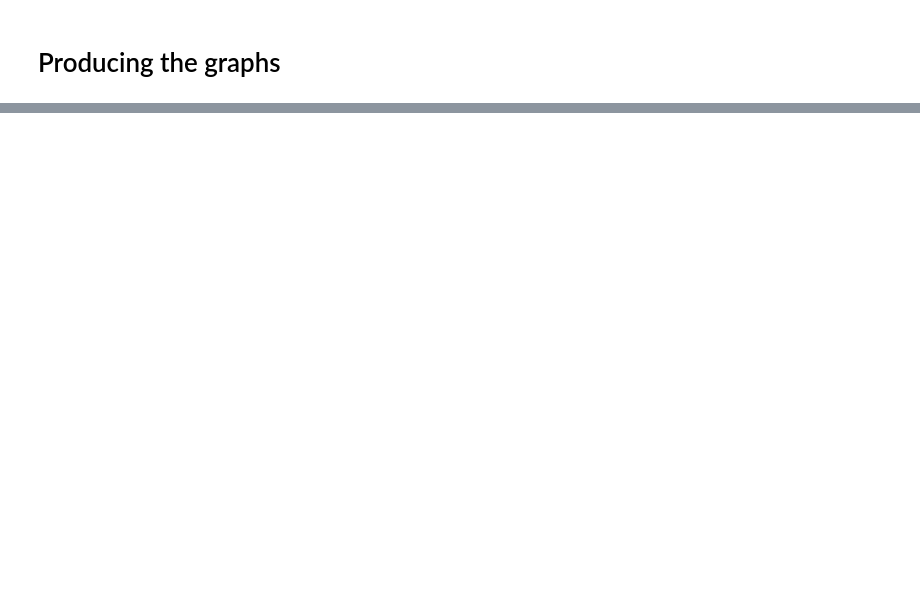
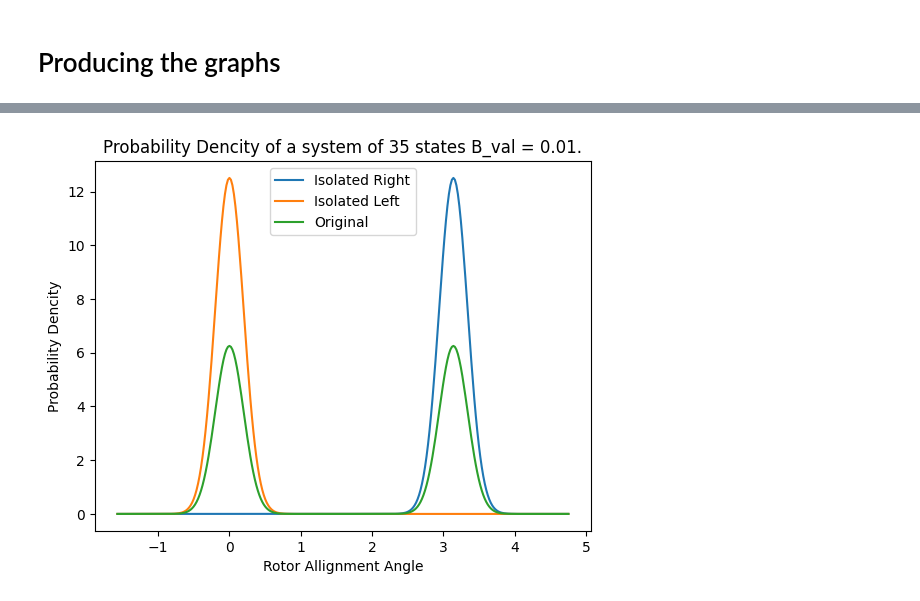
Before and after one commit to Gilfrim/Computational-Analysis-of-Many-Rotor-Systems, a Jupyter notebook: testing_tilted_rotors.ipynb, the cells around one changed output, grey strips where cells are left out. Saved outputs shown, nothing was run; the diff lists cells and outputs as text; code cells hidden in the pictures; blank space fills up the shorter version.

```diff
--- a/testing_tilted_rotors.ipynb
+++ b/testing_tilted_rotors.ipynb
@@ -201,0 +257,11 @@ plt.show()
+# %%
+# psi_L = eig_vec_L[:, np.argmin(eig_val_L)]
+# psi_R = eig_vec_R[:, np.argmin(eig_val_R)]
+
+int_1_2 = np.argsort(eig_val)
+
+psi_1 = eig_vec[:, int_1_2[0]]
+psi_2 = eig_vec[:, int_1_2[1]]
+
+psi_L_new = (psi_1 + psi_2) * (1/np.sqrt(2))
+psi_R_new = (psi_1 - psi_2) * (1/np.sqrt(2))
@@ -201,0 +274,11 @@ plt.show()
+# %%
+# D_L = density_matrix_1(state, site, psi_L, 0)
+# D_R = density_matrix_1(state, site, psi_R, 0)
+
+D_L_new = density_matrix_1(state, site, psi_L_new, 0)
+D_R_new = density_matrix_1(state, site, psi_R_new, 0)
+
+D_1 = density_matrix_1(state, site, psi_1, 0)
+D_2 = density_matrix_1(state, site, psi_2, 0)
+
+D = density_matrix_1(state, site, eig_vec[:, np.argmin(eig_val)], 0)
@@ -201,0 +297,23 @@ plt.show()
+# %%
+# y_L, x_L = curve(D_L)
+# y_R, x_R = curve(D_R)
+
+y_L_new, x_L_new = curve(D_L_new)
+y_R_new, x_R_new = curve(D_R_new)
+
+y_11_22, x_11_22 = curve(D_11 + D_22 + 2*D_12)
+y_12, x_12 = curve(D_12)
+
+y, x = curve(D)
+# %%
+plt.plot(x_L_new, y_L_new, label=f"Isolated Right")
+plt.plot(x_R_new, y_R_new, label=f"Isolated Left")
+plt.plot(x, y, label=f"Original")
+# plt.plot(np.ones((20))* np.pi, np.arange(20), label=f"pi")
+plt.title(f"Probability Dencity of a system of {state} states B_val = {D_val}.")
+plt.xlabel("Rotor Allignment Angle")
+plt.ylabel("Probability Dencity")
+plt.legend()
+plt.show()
+# %% [output]
+[figure, added]
```
Also changed, not shown: parts of 91 cells of this notebook, 43 other files.
